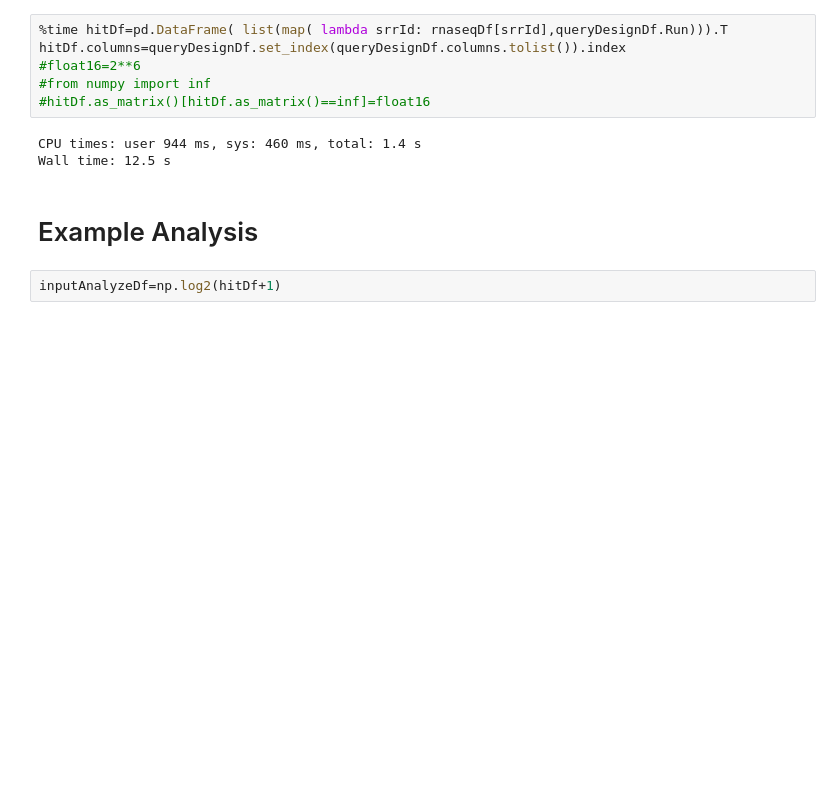
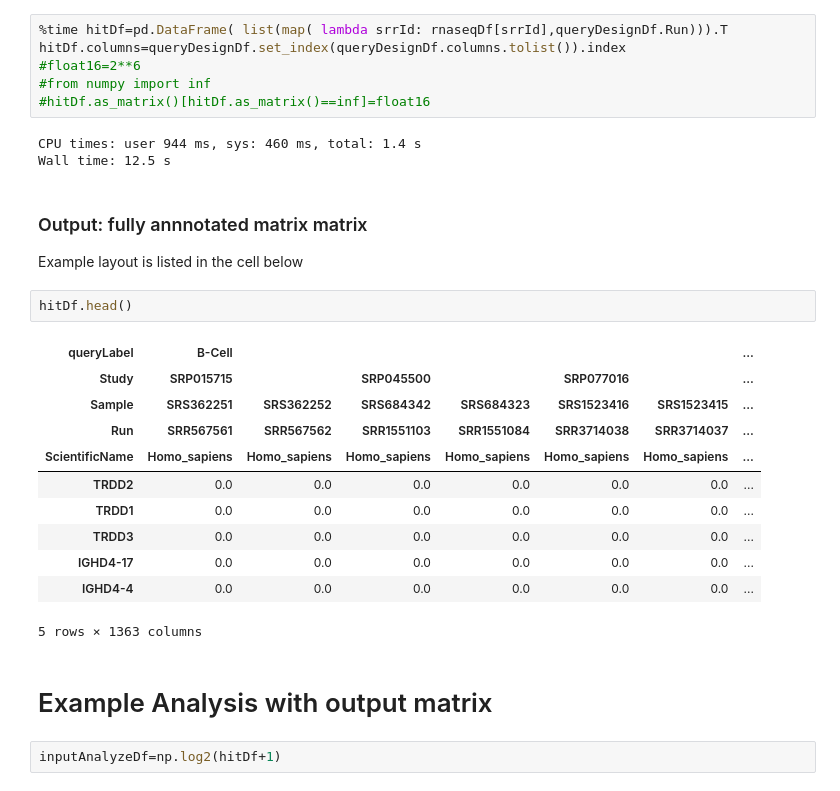
Before and after one commit to brianyiktaktsui/CarterLabJupyterHub, a Jupyter notebook: basicRNAseqAnalysis.ipynb, the cells around one changed output. Cells and saved outputs as stored; diff of their text form; blank space fills up the shorter version.

```diff
--- a/basicRNAseqAnalysis.ipynb
+++ b/basicRNAseqAnalysis.ipynb
@@ -144,8 +146,26 @@ hitDf.columns=queryDesignDf.set_index(queryDesignDf.columns.tolist()).index
 # %% [output]
 CPU times: user 944 ms, sys: 460 ms, total: 1.4 s
 Wall time: 12.5 s
+# %% [markdown]
+### Output:  fully annnotated matrix matrix
+
+Example layout is listed in the cell below
+# %%
+hitDf.head()
+# %% [output]
+| queryLabel | B-Cell |  |  |  |  |  | ... |
+| Study | SRP015715 |  | SRP045500 |  | SRP077016 |  | ... |
+| Sample | SRS362251 | SRS362252 | SRS684342 | SRS684323 | SRS1523416 | SRS1523415 | ... |
+| Run | SRR567561 | SRR567562 | SRR1551103 | SRR1551084 | SRR3714038 | SRR3714037 | ... |
+| ScientificName | Homo_sapiens | Homo_sapiens | Homo_sapiens | Homo_sapiens | Homo_sapiens | Homo_sapiens | ... |
+| TRDD2 | 0.0 | 0.0 | 0.0 | 0.0 | 0.0 | 0.0 | ... |
+| TRDD1 | 0.0 | 0.0 | 0.0 | 0.0 | 0.0 | 0.0 | ... |
+| TRDD3 | 0.0 | 0.0 | 0.0 | 0.0 | 0.0 | 0.0 | ... |
+| IGHD4-17 | 0.0 | 0.0 | 0.0 | 0.0 | 0.0 | 0.0 | ... |
+| IGHD4-4 | 0.0 | 0.0 | 0.0 | 0.0 | 0.0 | 0.0 | ... |
+5 rows × 1363 columns
 # %% [markdown]
-#  Example Analysis
+#  Example Analysis with output matrix
 # %%
 inputAnalyzeDf=np.log2(hitDf+1)
 # %% [markdown]
```
Also changed, not shown: parts of 3 cells of this notebook.
